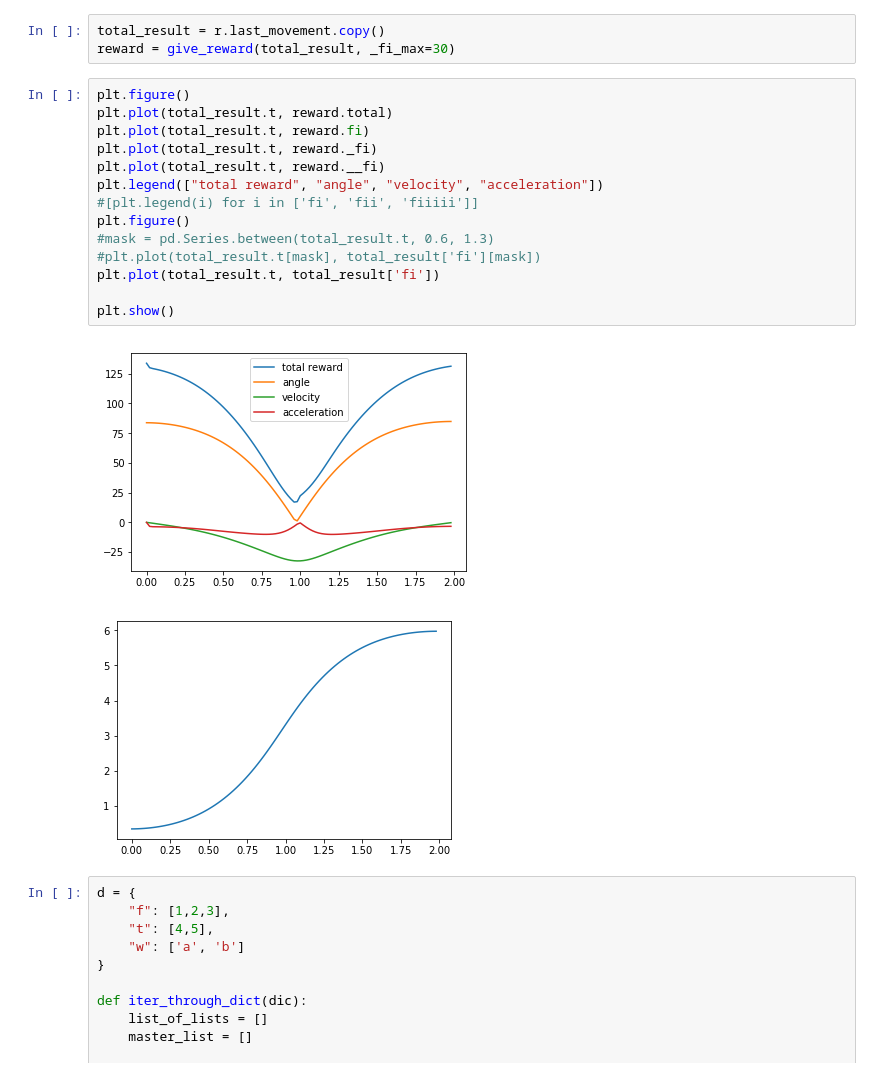
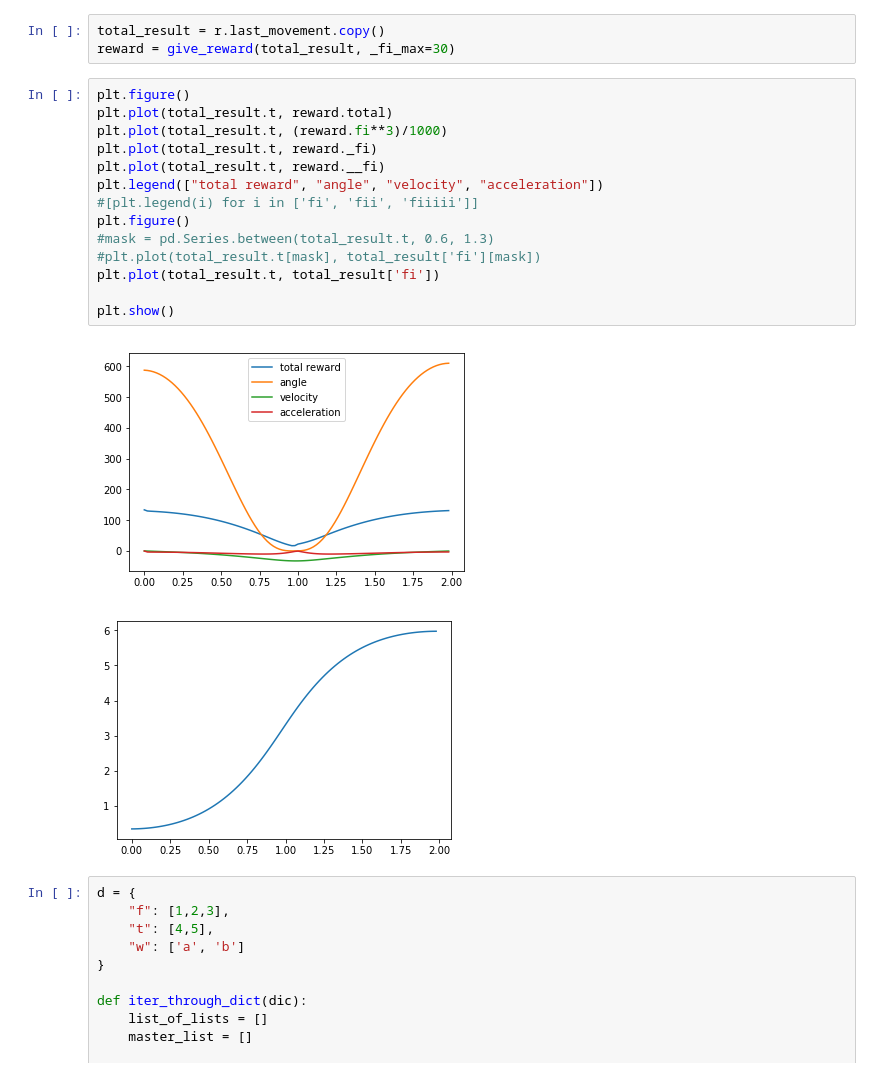
Before and after one commit to Slawomir8Mazur/Inverted-pendulum-AI-control, a Jupyter notebook: Reinforced_learning.ipynb, the cells around one changed output. Cells and saved outputs as stored; diff of their text form.

```diff
--- a/Reinforced_learning.ipynb
+++ b/Reinforced_learning.ipynb
@@ -179,19 +179,19 @@ reward = give_reward(total_result, _fi_max=30)
 # %%
 plt.figure()
 plt.plot(total_result.t, reward.total)
-plt.plot(total_result.t, reward.fi)
+plt.plot(total_result.t, (reward.fi**3)/1000)
 plt.plot(total_result.t, reward._fi)
 plt.plot(total_result.t, reward.__fi)
 plt.legend(["total reward", "angle", "velocity", "acceleration"])
 #[plt.legend(i) for i in ['fi', 'fii', 'fiiiii']]
 plt.figure()
 #mask = pd.Series.between(total_result.t, 0.6, 1.3)
 #plt.plot(total_result.t[mask], total_result['fi'][mask])
 plt.plot(total_result.t, total_result['fi'])
 
 plt.show()
 # %% [output]
-[figure, old version]
+[figure, new version]
 [figure]
 # %%
 d = {
```
Also changed, not shown: parts of 10 cells of this notebook, 5 other files.
